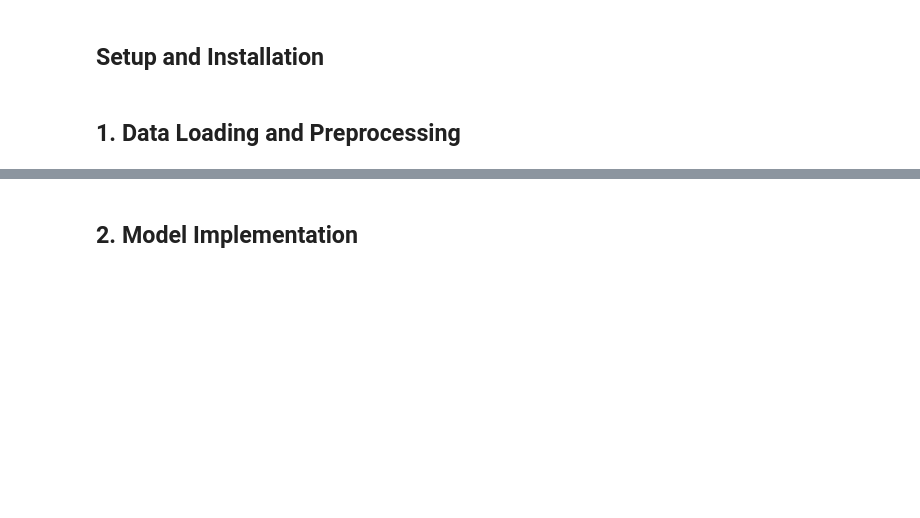
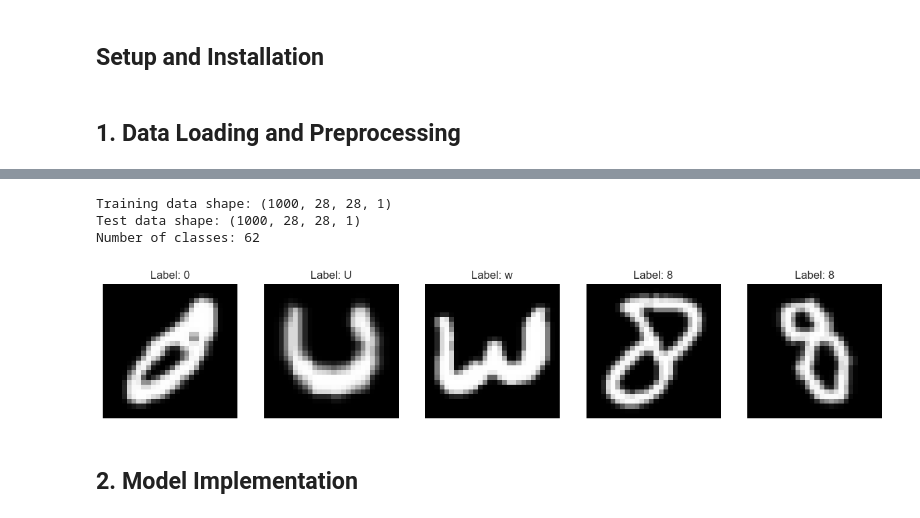
Before and after one commit to UCSF-DataSci/6-neural-nets-Exynos-8890, a Jupyter notebook: part2_cnn_classification.ipynb, the cells around one changed output, grey strips where cells are left out. Saved outputs shown, nothing was run; the diff lists cells and outputs as text; code cells hidden in the pictures; blank space fills up the shorter version.

```diff
--- a/part2_cnn_classification.ipynb
+++ b/part2_cnn_classification.ipynb
@@ -14,9 +14,6 @@ In this part, you'll implement a Convolutional Neural Network (CNN) for EMNIST c
 # %% [markdown]
 ## Setup and Installation
 # %%
-# Install required packages
-%pip install -r requirements.txt
-
 # Import necessary libraries
 import tensorflow as tf
 import numpy as np
@@ -29,7 +26,7 @@ tf.random.set_seed(42)
 np.random.seed(42)
 
 # Configure matplotlib for better visualization
-plt.style.use('seaborn')
+plt.style.use('seaborn-v0_8')
 plt.rcParams['figure.figsize'] = (12, 8)
 plt.rcParams['font.size'] = 12
 
@@ -59,3 +105,21 @@ plt.show()
+# %%
+print(f"Training data shape: {x_train.shape}")
+print(f"Test data shape: {x_test.shape}")
+print(f"Number of classes: {len(np.unique(y_train))}")
+
+plt.figure(figsize=(15, 5))
+for i in range(5):
+    plt.subplot(1, 5, i + 1)
+    k =np.random.randint(0, len(x_train) - 1)
+    plt.imshow(x_train[k], cmap='gray')
+    plt.title(f'Label: {chr(y_train[k] + (ord('0') if y_train[k] < 10 else( ord("A") - 10 if y_train[k] < 36 else ord("a") - 36)))}')
+    plt.axis('off')
+plt.show()
+# %% [output]
+Training data shape: (1000, 28, 28, 1)
+Test data shape: (1000, 28, 28, 1)
+Number of classes: 62
+[figure, added]
 # %%
 # Preprocess data
 # Normalize pixel values
```
Also changed, not shown: parts of 2 cells of this notebook, 8 other files.
